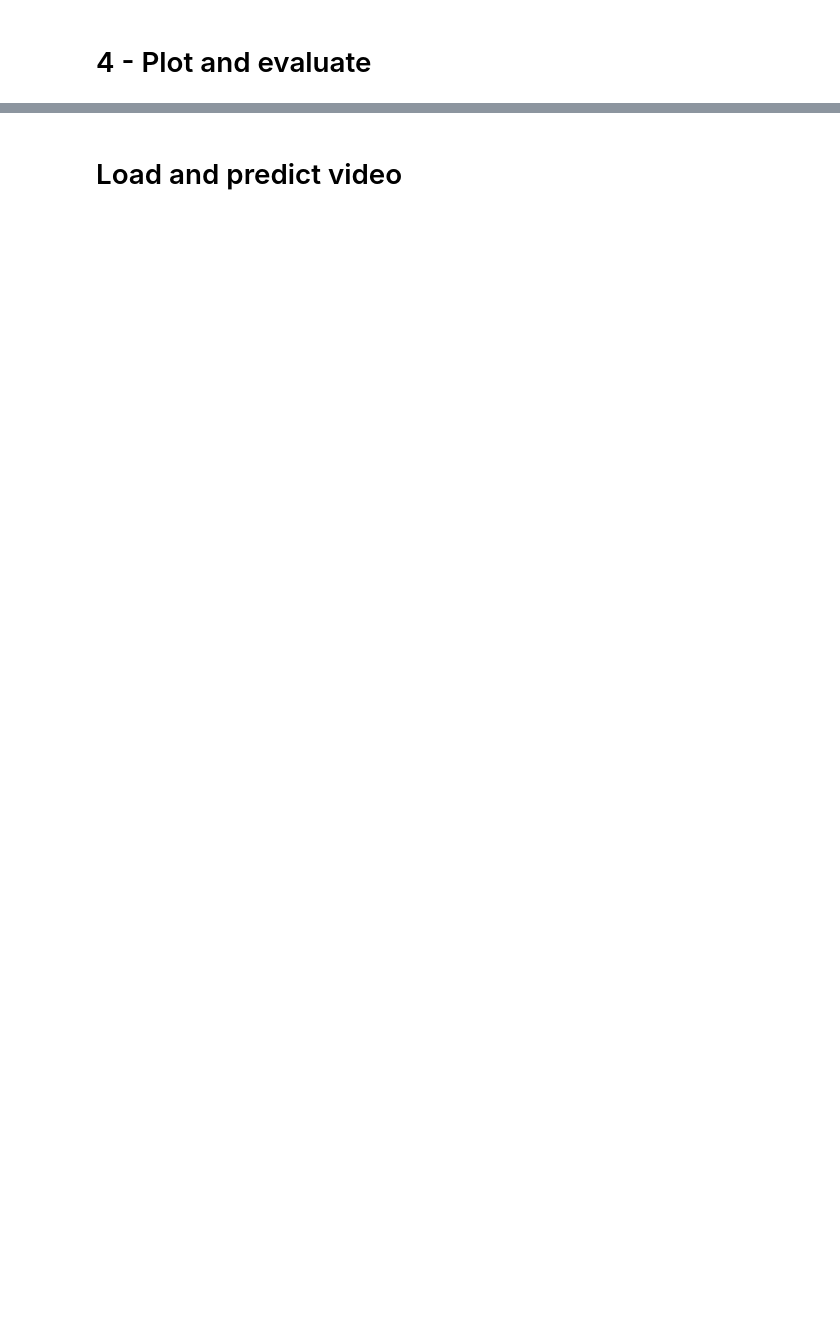
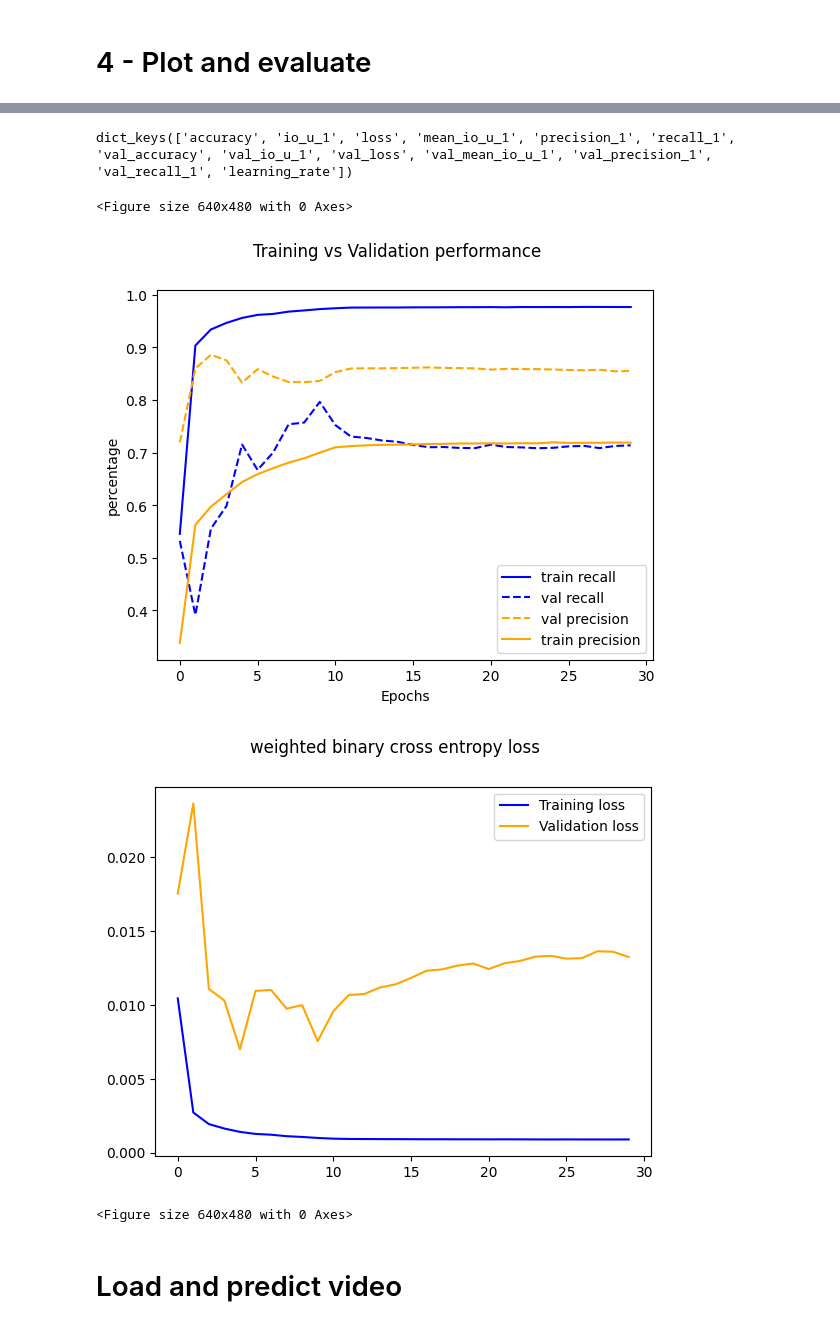
Before and after one commit to itsm1kekay/wildfire-detection, a Jupyter notebook: src/ee981.ipynb, the cells around one changed output, grey strips where cells are left out. Saved outputs shown, nothing was run; the diff lists cells and outputs as text; code cells hidden in the pictures; blank space fills up the shorter version.

```diff
--- a/src/ee981.ipynb
+++ b/src/ee981.ipynb
@@ -282,2 +250,18 @@ Epoch 3/3
+# %%
+import pickle
+
+def save_model(model, history, name ):
+    model.save_weights(name + '.weights.h5')
+    with open(name + '.history','wb') as f:
+        pickle.dump(history.history,f)
+
+def load_model(model_name):
+    model = model_unet_kaggle()
+    model.load_weights(model_name + '.weights.h5')#custom_objects={ 'loss':wbce },compile = False)
+    with open(model_name + '.history', 'rb') as f:
+        history = pickle.load(f)
+    return model,history
+model,history = load_model('paper_unet_512_512_norm_wbce')
+# save_model(model,history,'paper_unet_512_512_norm_wbce')
 # %% [markdown]
 # 4 - Plot and evaluate
@@ -332,2 +349,33 @@ ax3.imshow(input_img[1])
+# %%
+import pickle
+# with open('/content/drive/MyDrive/Colab Notebooks/Colab files/paper_unet_512_512_norm_wbce.history','rb') as f:
+#     history = pickle.load(f)
+print(history.keys())
+metrics=['val_precision_1']
+# plt.plot(history[metrics[0]])
+plt.figure()
+plt.plot(history['recall_1'], color='blue', label = 'train recall')
+plt.plot(history['val_recall_1'], linestyle='dashed',color='blue',label = 'val recall')
+plt.suptitle('Training vs Validation performance')
+plt.xlabel('Epochs')
+plt.ylabel('percentage')
+
+
+plt.plot(history['val_precision_1'],  linestyle='dashed',color='orange',label = 'val precision')
+plt.plot(history['precision_1'],color='orange',label = 'train precision')
+plt.legend()
+# plt.set_title('precision')
+plt.figure()
+plt.plot(history['loss'],color= 'blue', label = 'Training loss')
+plt.plot(history['val_loss'],color = 'orange',label='Validation loss')
+plt.legend()
+plt.suptitle('weighted binary cross entropy loss')
+plt.figure()
+# %% [output]
+dict_keys(['accuracy', 'io_u_1', 'loss', 'mean_io_u_1', 'precision_1', 'recall_1', 'val_accuracy', 'val_io_u_1', 'val_loss', 'val_mean_io_u_1', 'val_precision_1', 'val_recall_1', 'learning_rate'])
+<Figure size 640x480 with 0 Axes>
+[figure, added]
+[figure, added]
+<Figure size 640x480 with 0 Axes>
 # %% [markdown]
 # Load and predict video
```
Also changed, not shown: parts of 33 cells of this notebook.
